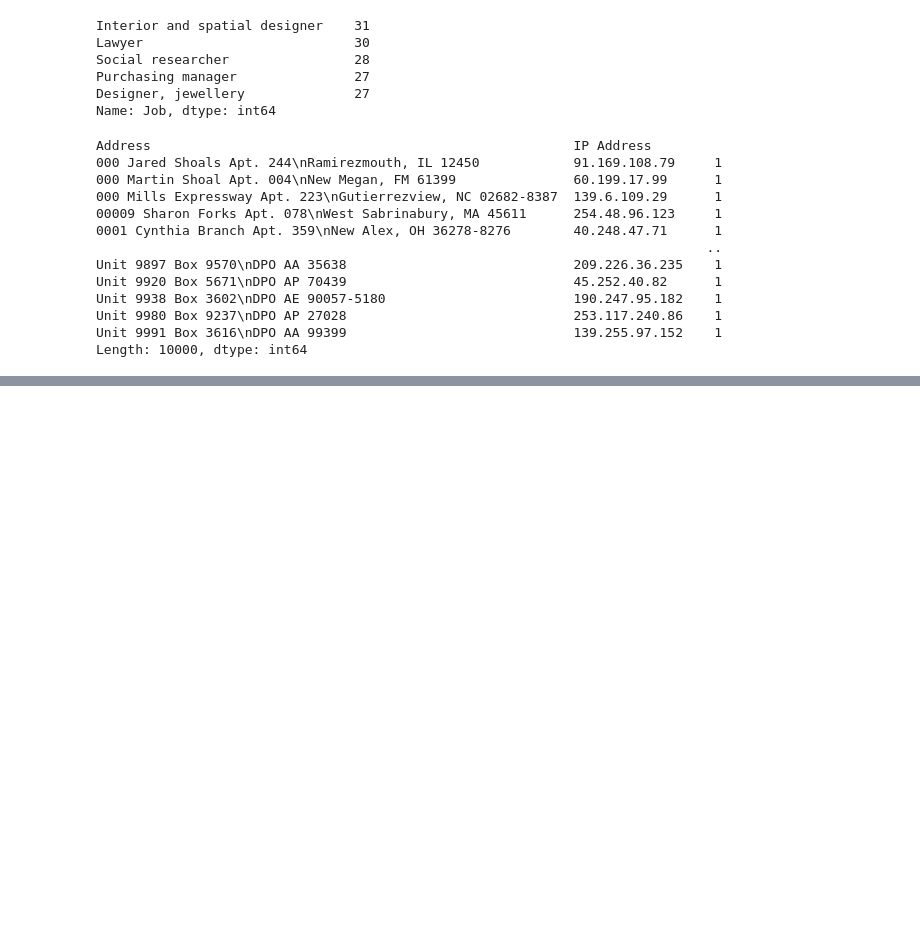
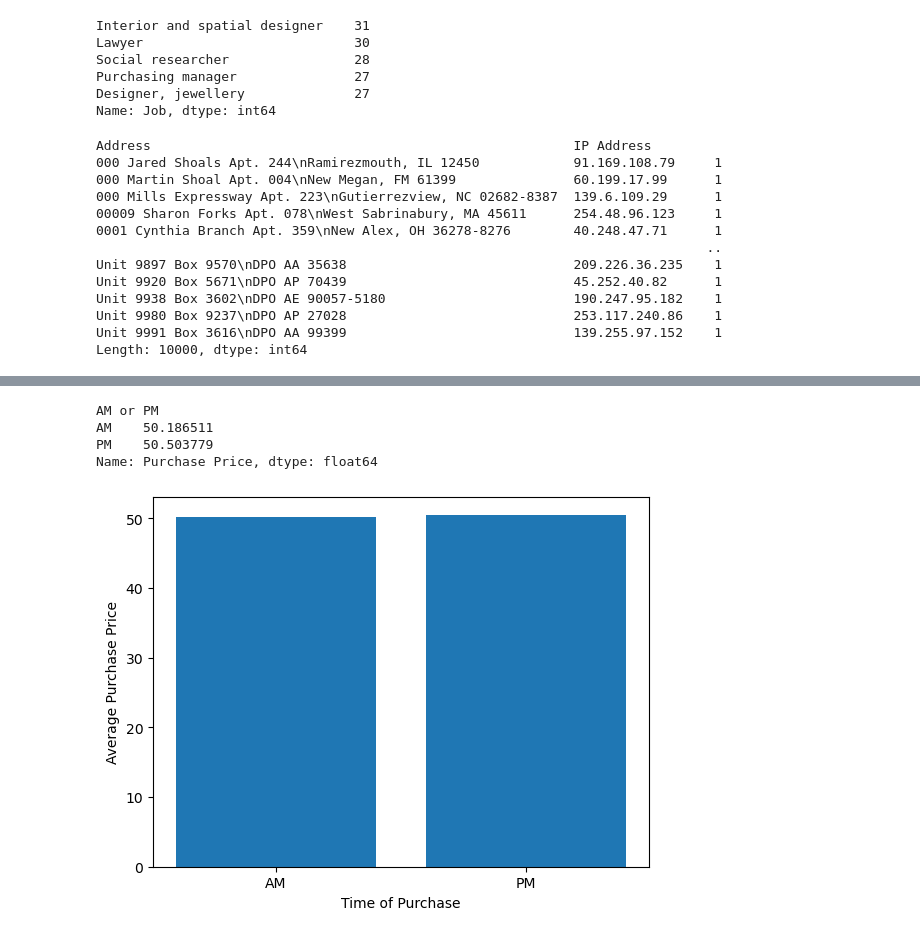
Before and after one commit to jul1998/Pandas-Python, a Jupyter notebook: ecommerce-data.ipynb, the cells around one changed output, grey strips where cells are left out. Drawn from its saved outputs; the diff is of its cells as text; code cells hidden in the pictures; blank space fills up the shorter version.

Commit message:
Kaggle Notebook | Ecommerce data | Version 2

```diff
--- a/ecommerce-data.ipynb
+++ b/ecommerce-data.ipynb
@@ -225,0 +246,18 @@ Length: 10000, dtype: int64
+# %%
+# The relationship between purchase amounts and the time of purchase (AM or PM)
+
+purchase_by_time = data.groupby("AM or PM")["Purchase Price"].mean()
+print(purchase_by_time)
+
+import matplotlib.pyplot as plt
+
+plt.bar(purchase_by_time.index, purchase_by_time.values)
+plt.xlabel("Time of Purchase")
+plt.ylabel("Average Purchase Price")
+plt.show()
+# %% [output]
+AM or PM
+AM    50.186511
+PM    50.503779
+Name: Purchase Price, dtype: float64
+[figure, added]
```
Also changed, not shown: parts of 2 cells of this notebook.
